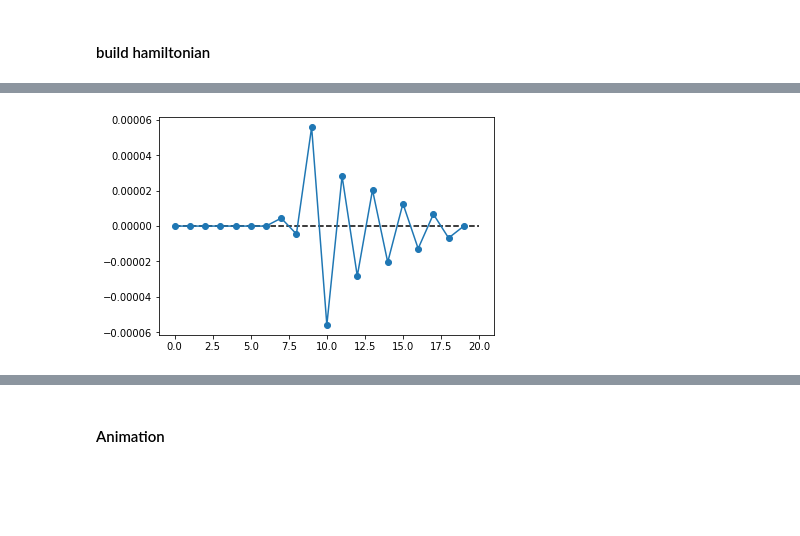
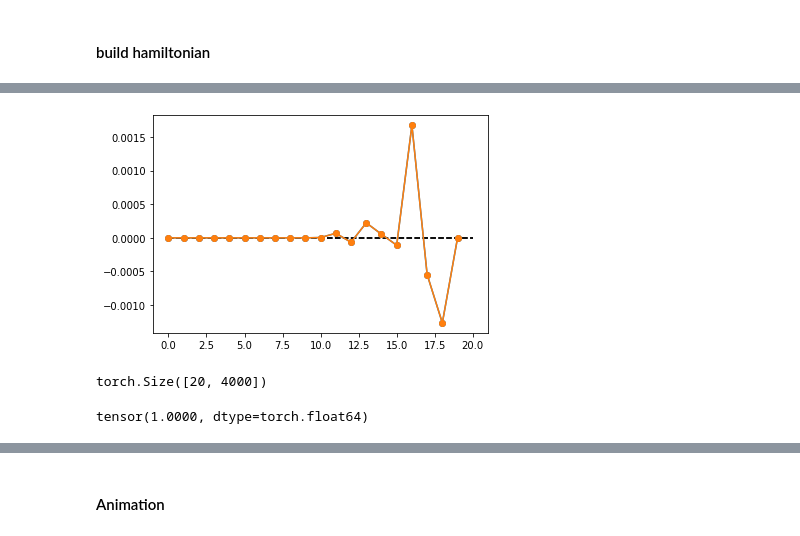
Before and after one commit to dhudsmith/manifold_learning, a Jupyter notebook: source/ring_2_particles.ipynb, the cells around one changed output, grey strips where cells are left out. Saved outputs shown, nothing was run; the diff lists cells and outputs as text; code cells hidden in the pictures; blank space fills up the shorter version.

```diff
--- a/source/ring_2_particles.ipynb
+++ b/source/ring_2_particles.ipynb
@@ -30,10 +57,10 @@ Data type: torch.float64
 #### build hamiltonian
 # %%
 # Hamiltonian Setup
-N=1000
+N=4000
 N_proj=20
-g = 1
-alpha=20
+g = 100
+alpha=30
 # %%
 %time Hgen = H.H_ring_2particles(N, g, device, dtype)
 # %% [output]
@@ -66,4 +69,4 @@ Wall time: 257 ms
 # %%
 # the hamiltonian model
-model = utils.Hamiltonian(Hgen, N, N_proj).type(dtype)
-model.to(device);
+model = utils.Hamiltonian(Hgen, N, N_proj).type(dtype).to(device)
+model
@@ -73,0 +84,2 @@ torch.cuda.DoubleTensor
+# %%
+model.train();
@@ -77,7 +91,7 @@ criterion = utils.Cost(N_proj, alpha).type(dtype).to(device)
 optimizer = utils.optim.Rprop(model.parameters(), lr=0.1)
 # %%
 # optimization
-n_iter=20000
-n_print=500
-its, errs, hps, ips, ts = utils.optimize(model, optimizer, criterion, n_iter, n_print, stop_early=False, rel_tol=0.000001, patience=3, show_progress=True)
+n_iter=8000
+n_print=400
+its, errs, hps, ips, ts = utils.optimize(model, optimizer, criterion, n_iter, n_print, stop_early=True, rel_tol=0.000001, patience=3, show_progress=True)
 # %% [output]
@@ -136,4 +140,14 @@ plot_rel_err(eigs_sp, eigs_approx)
-# %%
-plot_rel_err(eigs_t, eigs_approx)
-# %% [output]
-[figure, removed]
+# %%
+utils.plot_rel_err(eigs_sp, eigs_approx)
+utils.plot_rel_err(eigs_t, eigs_approx)
+# %% [output]
+[figure, added]
+# %%
+vecs = model.eval().decoder(model.eye).detach().cpu()
+vecs.shape
+# %% [output]
+torch.Size([20, 4000])
+# %%
+(vecs[0,:]**2).sum()
+# %% [output]
+tensor(1.0000, dtype=torch.float64)
```
Also changed, not shown: parts of 30 cells of this notebook, 1 other file.
